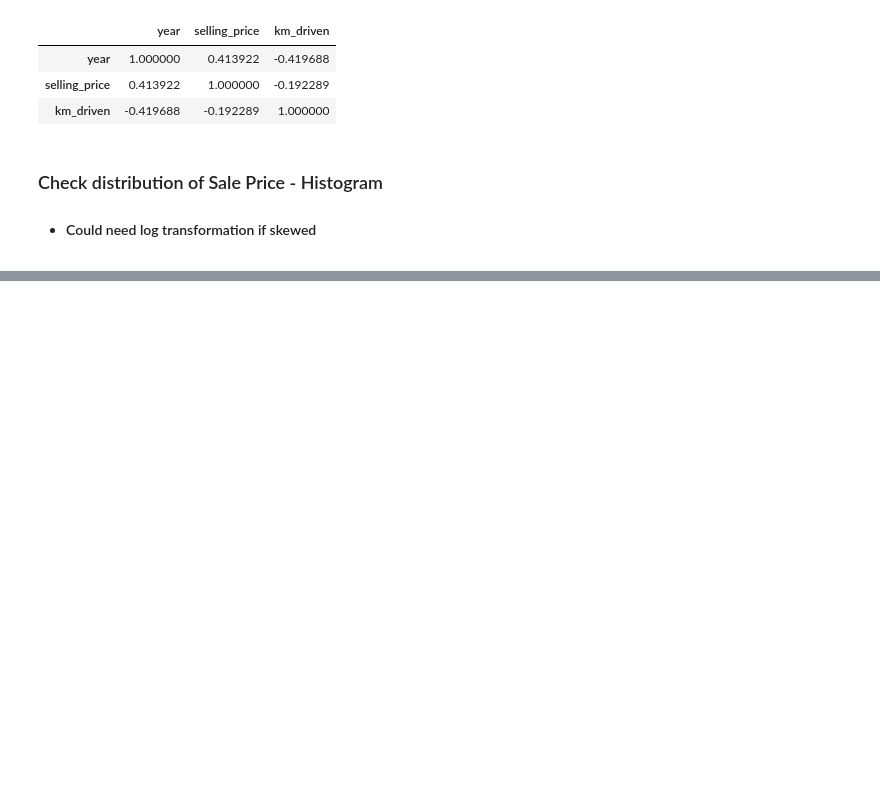
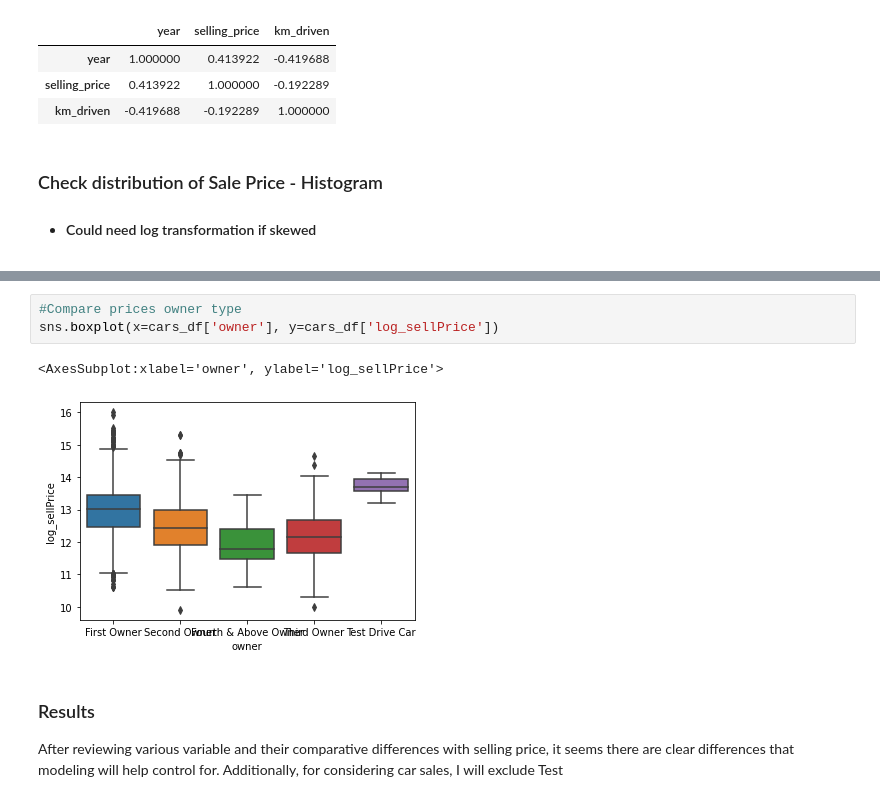
Before and after one commit to rjmurph11/car_prices, a Jupyter notebook: car_price_exploration.ipynb, the cells around one changed output, grey strips where cells are left out. Cells and saved outputs as stored; diff of their text form; blank space fills up the shorter version.

```diff
--- a/car_price_exploration.ipynb
+++ b/car_price_exploration.ipynb
@@ -113,0 +129,10 @@ sns.histplot(cars_df, x='log_sellPrice')
+# %%
+#Compare prices owner type
+sns.boxplot(x=cars_df['owner'], y=cars_df['log_sellPrice'])
+# %% [output]
+<AxesSubplot:xlabel='owner', ylabel='log_sellPrice'>
+[figure, added]
+# %% [markdown]
+### Results
+
+After reviewing various variable and their comparative differences with selling price, it seems there are clear differences that modeling will help control for. Additionally, for considering car sales, I will exclude Test
```
Also changed, not shown: parts of 3 cells of this notebook.
